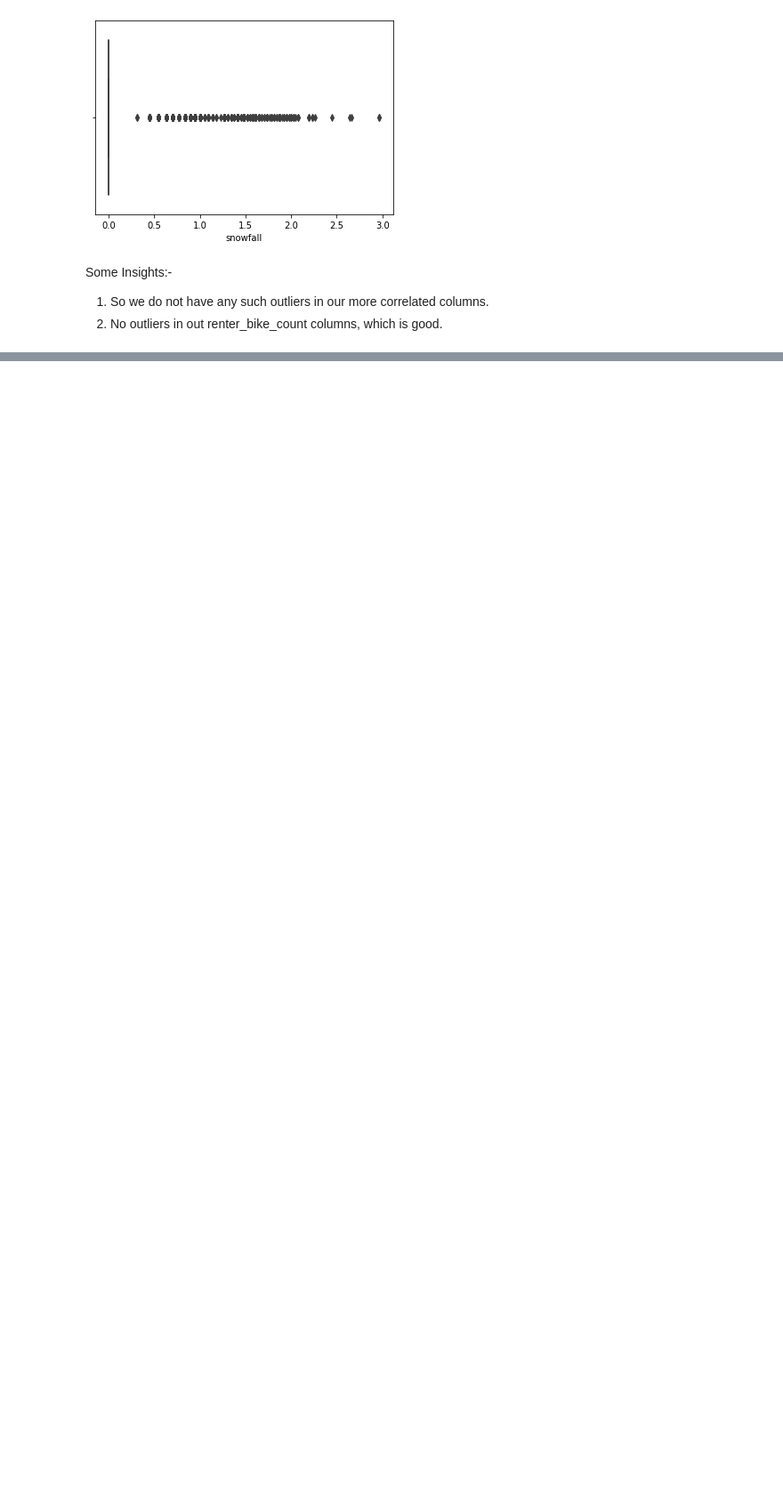
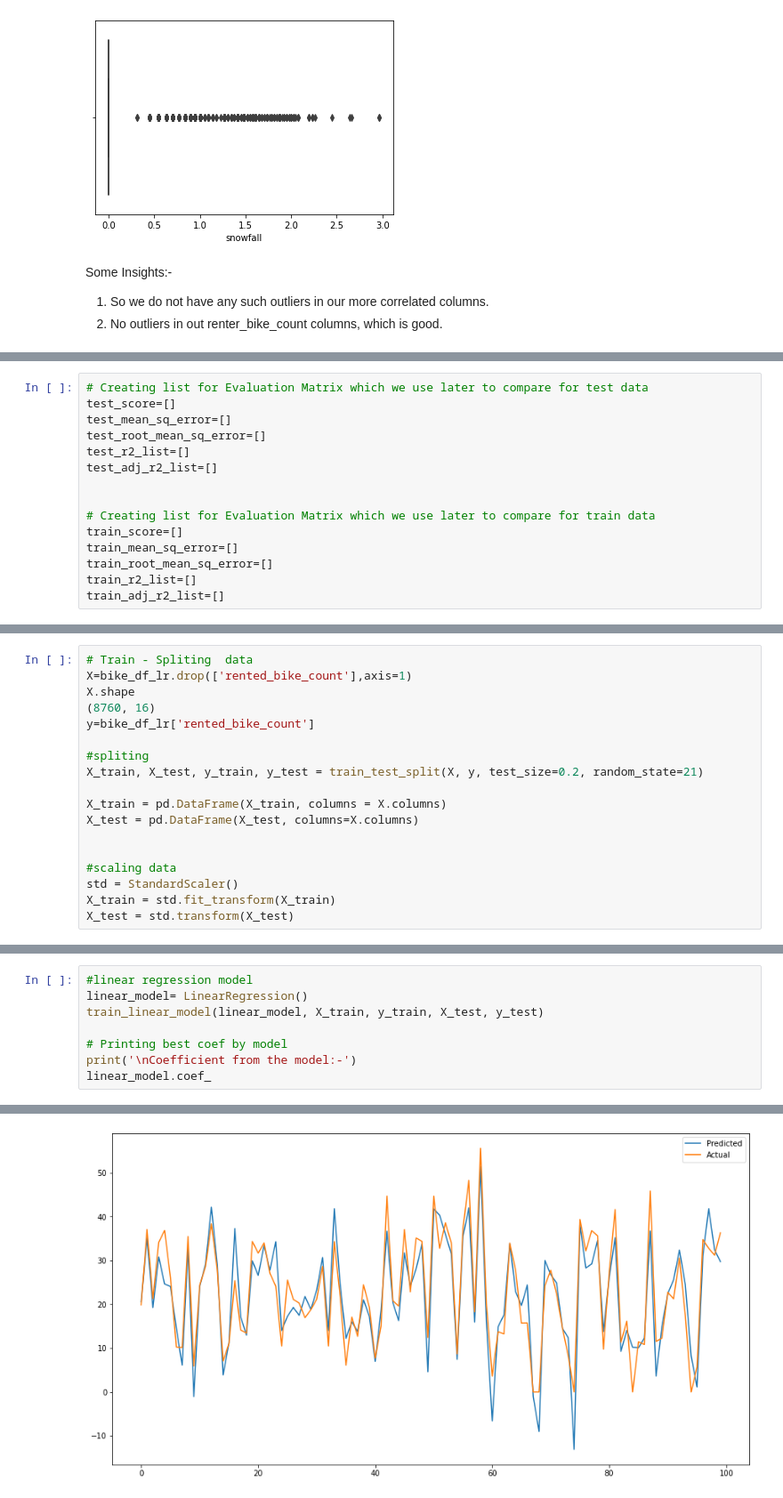
Before and after one commit to priyadarshani17/Bike-shearing-demand-predication-ML-regression-project, a Jupyter notebook: Bike_Sharing_Demand_Prediction_capstone_project_2.ipynb, the cells around one changed output, grey strips where cells are left out. Shown at 89% size. Saved outputs shown, nothing was run; the diff lists cells and outputs as text; blank space fills up the shorter version.

```diff
--- a/Bike_Sharing_Demand_Prediction_capstone_project_2.ipynb
+++ b/Bike_Sharing_Demand_Prediction_capstone_project_2.ipynb
@@ -1221,0 +1237,15 @@ Some Insights:-
+# %%
+# Creating list for Evaluation Matrix which we use later to compare for test data
+test_score=[]
+test_mean_sq_error=[]
+test_root_mean_sq_error=[]
+test_r2_list=[]
+test_adj_r2_list=[]
+
+
+# Creating list for Evaluation Matrix which we use later to compare for train data
+train_score=[]
+train_mean_sq_error=[]
+train_root_mean_sq_error=[]
+train_r2_list=[]
+train_adj_r2_list=[]
@@ -1221,0 +1379,18 @@ Some Insights:-
+# %%
+# Train - Spliting  data
+X=bike_df_lr.drop(['rented_bike_count'],axis=1)
+X.shape
+(8760, 16)
+y=bike_df_lr['rented_bike_count']
+
+#spliting
+X_train, X_test, y_train, y_test = train_test_split(X, y, test_size=0.2, random_state=21)
+
+X_train = pd.DataFrame(X_train, columns = X.columns)
+X_test = pd.DataFrame(X_test, columns=X.columns)
+
+
+#scaling data
+std = StandardScaler()
+X_train = std.fit_transform(X_train)
+X_test = std.transform(X_test)
@@ -1221,0 +1403,9 @@ Some Insights:-
+# %%
+#linear regression model
+linear_model= LinearRegression()
+train_linear_model(linear_model, X_train, y_train, X_test, y_test)
+
+# Printing best coef by model
+print('\nCoefficient from the model:-')
+linear_model.coef_
+# %% [output]
@@ -1221,0 +1423 @@ Some Insights:-
+[figure, added]
```
Also changed, not shown: parts of 48 cells of this notebook.
